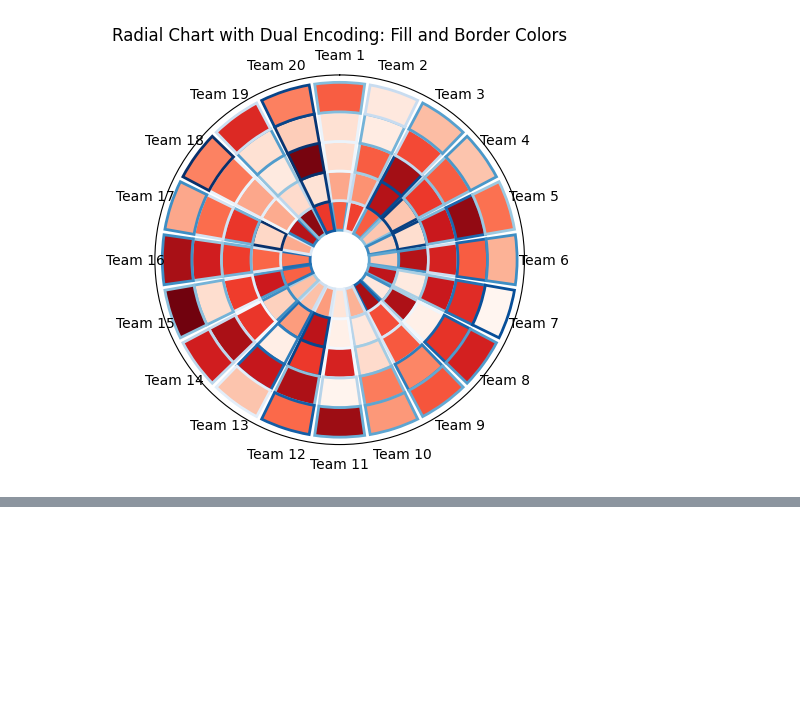
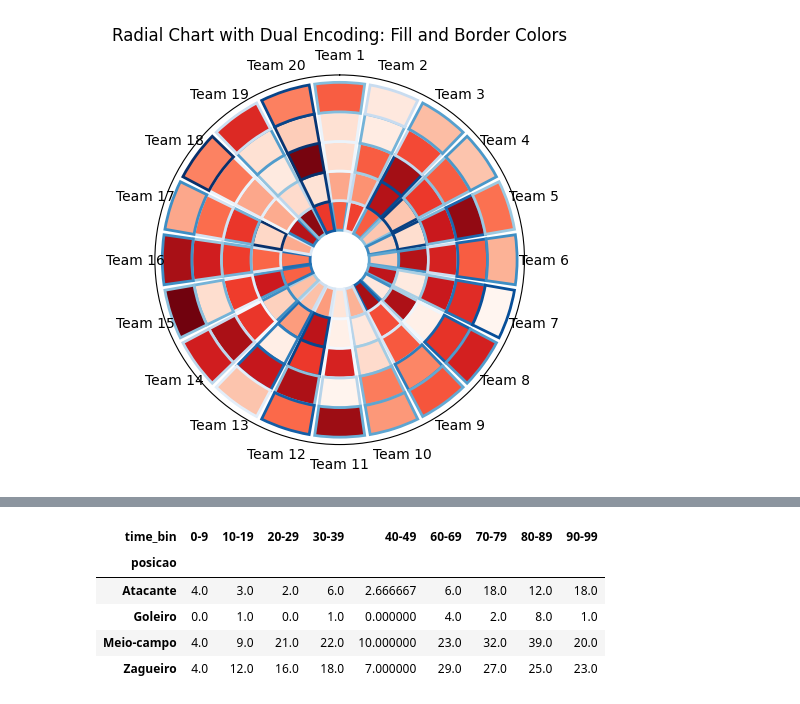
Before and after one commit to davialmeida135/analise-visual-brasileirao, a Jupyter notebook: graficos/unidade2/p5.ipynb, the cells around one changed output, grey strips where cells are left out. Drawn from its saved outputs; the diff is of its cells as text; code cells hidden in the pictures; blank space fills up the shorter version.

```diff
--- a/graficos/unidade2/p5.ipynb
+++ b/graficos/unidade2/p5.ipynb
@@ -9,7 +9,7 @@ aux = np.random.randint(0, 51, size=(5, 20))  # Valores entre 0 e 50 para cor da
 # Número de posições e times
 num_positions, num_teams = avgs.shape
 
-fig, ax = plt.subplots(subplot_kw={'projection': 'polar'})
+fig, ax = plt.subplots(subplot_kw={"projection": "polar"})
 
 width = 2 * np.pi / num_teams
 inner_radius = 1
@@ -25,22 +25,25 @@ for i in range(num_positions):
         theta = j * width
         fill_color = plt.cm.Reds(norm_avg[i, j])  # Cor de preenchimento
         border_color = plt.cm.Blues(norm_aux[i, j])  # Cor da borda
-        ax.bar(theta, ring_width,  # Altura do anel
-               width=width * 0.9,  # Largura angular
-               bottom=inner_radius + ring_width * i,  # Posição do anel
-               color=fill_color,
-               edgecolor=border_color,
-               linewidth=2)
+        ax.bar(
+            theta,
+            ring_width,  # Altura do anel
+            width=width * 0.9,  # Largura angular
+            bottom=inner_radius + ring_width * i,  # Posição do anel
+            color=fill_color,
+            edgecolor=border_color,
+            linewidth=2,
+        )
 
 # Configurar os rótulos e o grid
 ax.set_xticks(np.linspace(0, 2 * np.pi, num_teams, endpoint=False))
-ax.set_xticklabels([f'Team {i+1}' for i in range(num_teams)])
+ax.set_xticklabels([f"Team {i+1}" for i in range(num_teams)])
 ax.set_yticklabels([])
-ax.set_theta_zero_location('N')
+ax.set_theta_zero_location("N")
 ax.set_theta_direction(-1)
 ax.grid(False)
 
-plt.title('Radial Chart with Dual Encoding: Fill and Border Colors')
+plt.title("Radial Chart with Dual Encoding: Fill and Border Colors")
 plt.show()
 # %% [output]
 [figure]
@@ -116,0 +148,9 @@ selected_team inválido; usando primeiro time disponível: Flamengo
+# %%
+pivot
+# %% [output]
+| time_bin | 0-9 | 10-19 | 20-29 | 30-39 | 40-49 | 60-69 | 70-79 | 80-89 | 90-99 |
+| posicao |  |  |  |  |  |  |  |  |  |
+| Atacante | 4.0 | 3.0 | 2.0 | 6.0 | 2.666667 | 6.0 | 18.0 | 12.0 | 18.0 |
+| Goleiro | 0.0 | 1.0 | 0.0 | 1.0 | 0.000000 | 4.0 | 2.0 | 8.0 | 1.0 |
+| Meio-campo | 4.0 | 9.0 | 21.0 | 22.0 | 10.000000 | 23.0 | 32.0 | 39.0 | 20.0 |
+| Zagueiro | 4.0 | 12.0 | 16.0 | 18.0 | 7.000000 | 29.0 | 27.0 | 25.0 | 23.0 |
```
Also changed, not shown: parts of 5 cells of this notebook, 30 other files.
